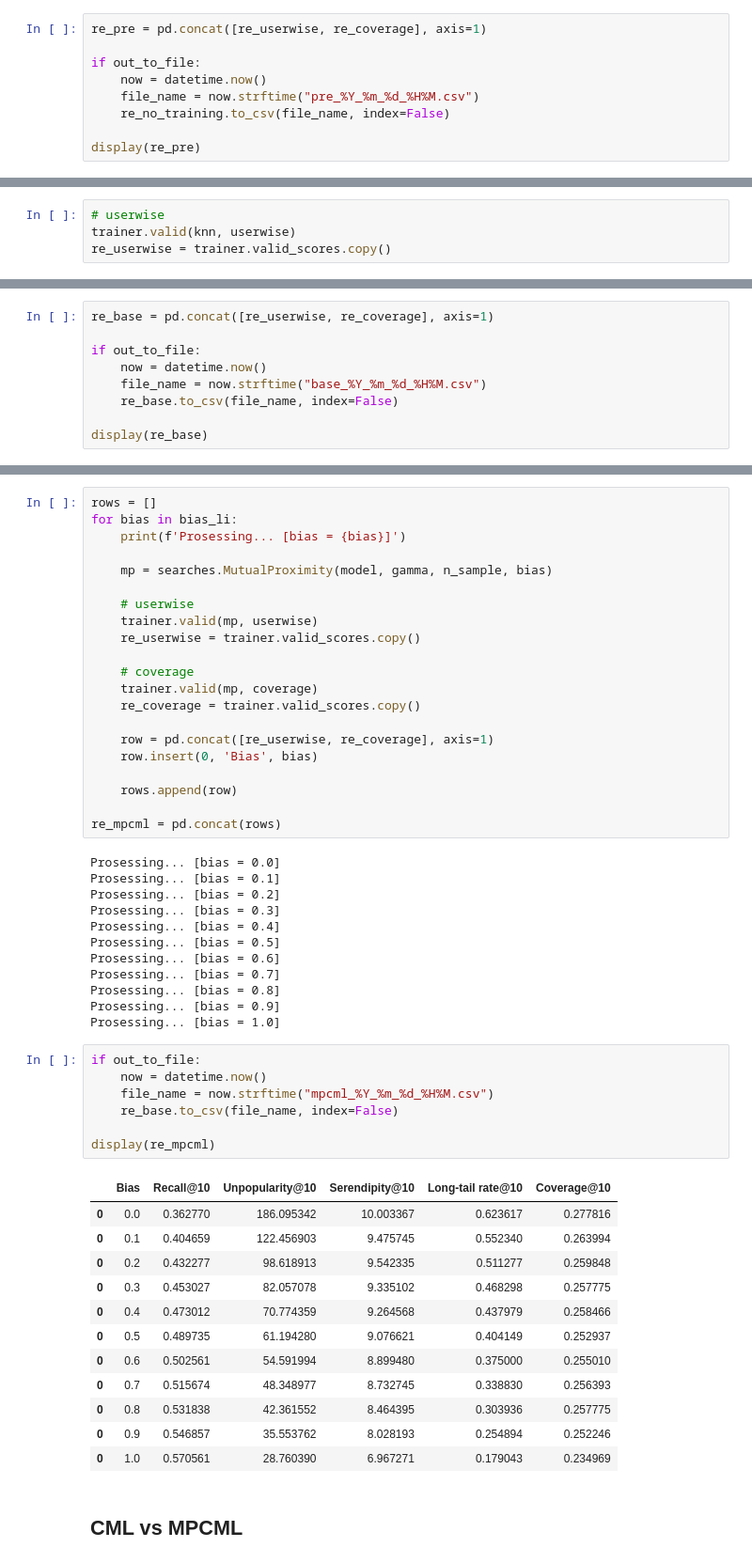
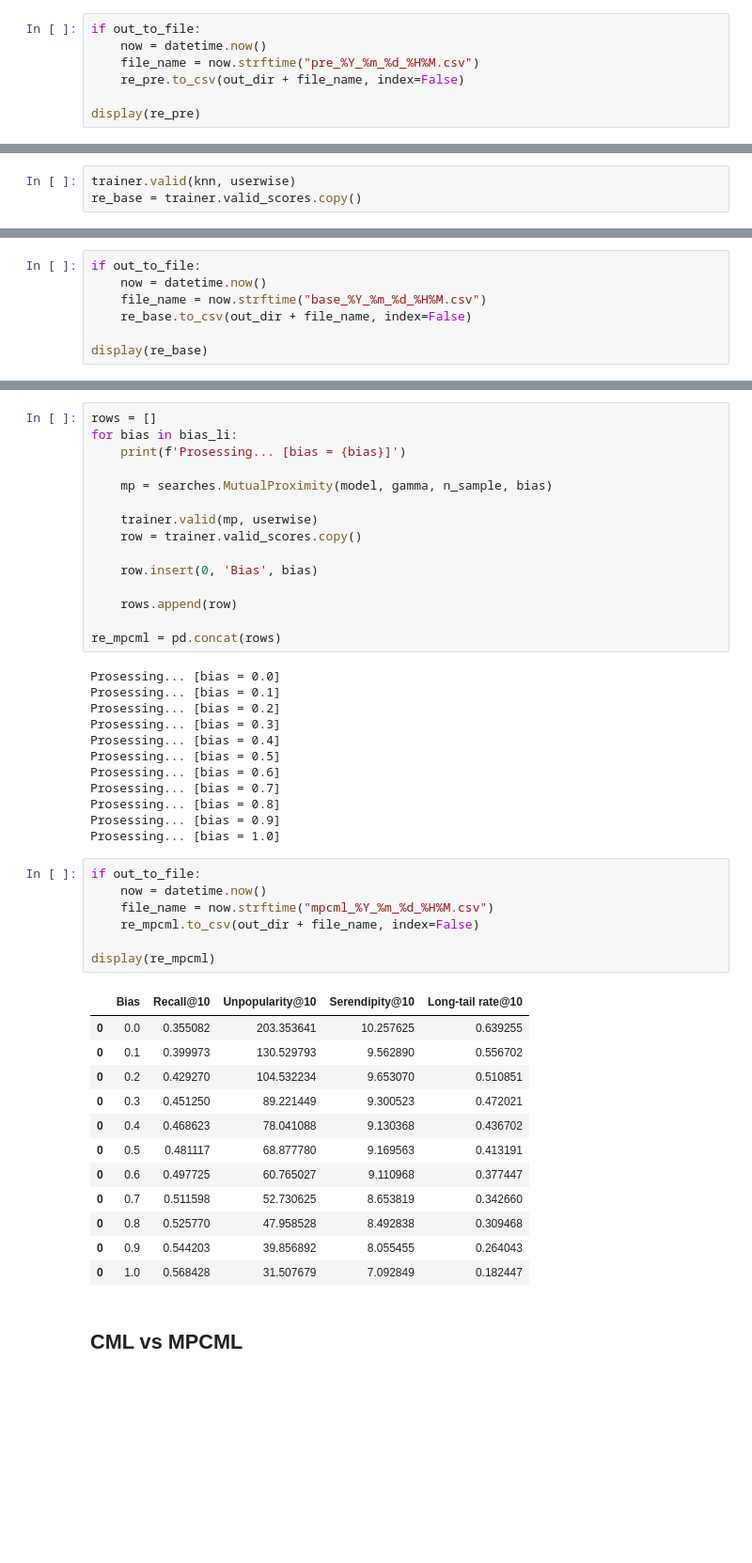
Before and after one commit to 9re-pe/mpcml, a Jupyter notebook: experiment/notebook/comparison/ml_100k.ipynb, the cells around one changed output, grey strips where cells are left out. Shown at 94% size. Drawn from its saved outputs; the diff is of its cells as text; blank space fills up the shorter version.

```diff
--- a/experiment/notebook/comparison/ml_100k.ipynb
+++ b/experiment/notebook/comparison/ml_100k.ipynb
@@ -95,10 +94,8 @@ re_coverage = trainer.valid_scores.copy()
 # %%
-re_pre = pd.concat([re_userwise, re_coverage], axis=1)
-
 if out_to_file:
     now = datetime.now()
     file_name = now.strftime("pre_%Y_%m_%d_%H%M.csv")
-    re_no_training.to_csv(file_name, index=False)
+    re_pre.to_csv(out_dir + file_name, index=False)
 
 display(re_pre)
 # %% [output]
@@ -115,6 +112,5 @@ trainer.fit(n_batch, n_epoch)
 # %%
 knn = searches.NearestNeighborhood(model)
 # %%
-# userwise
 trainer.valid(knn, userwise)
-re_userwise = trainer.valid_scores.copy()
+re_base = trainer.valid_scores.copy()
@@ -125,10 +117,8 @@ re_coverage = trainer.valid_scores.copy()
 # %%
-re_base = pd.concat([re_userwise, re_coverage], axis=1)
-
 if out_to_file:
     now = datetime.now()
     file_name = now.strftime("base_%Y_%m_%d_%H%M.csv")
-    re_base.to_csv(file_name, index=False)
+    re_base.to_csv(out_dir + file_name, index=False)
 
 display(re_base)
 # %% [output]
@@ -148,15 +138,9 @@ for bias in bias_li:
 
     mp = searches.MutualProximity(model, gamma, n_sample, bias)
 
-    # userwise
     trainer.valid(mp, userwise)
-    re_userwise = trainer.valid_scores.copy()
+    row = trainer.valid_scores.copy()
 
-    # coverage
-    trainer.valid(mp, coverage)
-    re_coverage = trainer.valid_scores.copy()
-
-    row = pd.concat([re_userwise, re_coverage], axis=1)
     row.insert(0, 'Bias', bias)
 
     rows.append(row)
@@ -177,23 +161,23 @@ Prosessing... [bias = 1.0]
 # %%
 if out_to_file:
     now = datetime.now()
     file_name = now.strftime("mpcml_%Y_%m_%d_%H%M.csv")
-    re_base.to_csv(file_name, index=False)
+    re_mpcml.to_csv(out_dir + file_name, index=False)
 
 display(re_mpcml)
 # %% [output]
-|  | Bias | Recall@10 | Unpopularity@10 | Serendipity@10 | Long-tail rate@10 | Coverage@10 |
-| 0 | 0.0 | 0.362770 | 186.095342 | 10.003367 | 0.623617 | 0.277816 |
-| 0 | 0.1 | 0.404659 | 122.456903 | 9.475745 | 0.552340 | 0.263994 |
-| 0 | 0.2 | 0.432277 | 98.618913 | 9.542335 | 0.511277 | 0.259848 |
-| 0 | 0.3 | 0.453027 | 82.057078 | 9.335102 | 0.468298 | 0.257775 |
-| 0 | 0.4 | 0.473012 | 70.774359 | 9.264568 | 0.437979 | 0.258466 |
-| 0 | 0.5 | 0.489735 | 61.194280 | 9.076621 | 0.404149 | 0.252937 |
-| 0 | 0.6 | 0.502561 | 54.591994 | 8.899480 | 0.375000 | 0.255010 |
-| 0 | 0.7 | 0.515674 | 48.348977 | 8.732745 | 0.338830 | 0.256393 |
-| 0 | 0.8 | 0.531838 | 42.361552 | 8.464395 | 0.303936 | 0.257775 |
-| 0 | 0.9 | 0.546857 | 35.553762 | 8.028193 | 0.254894 | 0.252246 |
-| 0 | 1.0 | 0.570561 | 28.760390 | 6.967271 | 0.179043 | 0.234969 |
+|  | Bias | Recall@10 | Unpopularity@10 | Serendipity@10 | Long-tail rate@10 |
+| 0 | 0.0 | 0.355082 | 203.353641 | 10.257625 | 0.639255 |
+| 0 | 0.1 | 0.399973 | 130.529793 | 9.562890 | 0.556702 |
+| 0 | 0.2 | 0.429270 | 104.532234 | 9.653070 | 0.510851 |
+| 0 | 0.3 | 0.451250 | 89.221449 | 9.300523 | 0.472021 |
+| 0 | 0.4 | 0.468623 | 78.041088 | 9.130368 | 0.436702 |
+| 0 | 0.5 | 0.481117 | 68.877780 | 9.169563 | 0.413191 |
+| 0 | 0.6 | 0.497725 | 60.765027 | 9.110968 | 0.377447 |
+| 0 | 0.7 | 0.511598 | 52.730625 | 8.653819 | 0.342660 |
+| 0 | 0.8 | 0.525770 | 47.958528 | 8.492838 | 0.309468 |
+| 0 | 0.9 | 0.544203 | 39.856892 | 8.055455 | 0.264043 |
+| 0 | 1.0 | 0.568428 | 31.507679 | 7.092849 | 0.182447 |
 # %% [markdown]
 ## CML vs MPCML
 # %%
```
Also changed, not shown: parts of 15 cells of this notebook, 3 other files.
